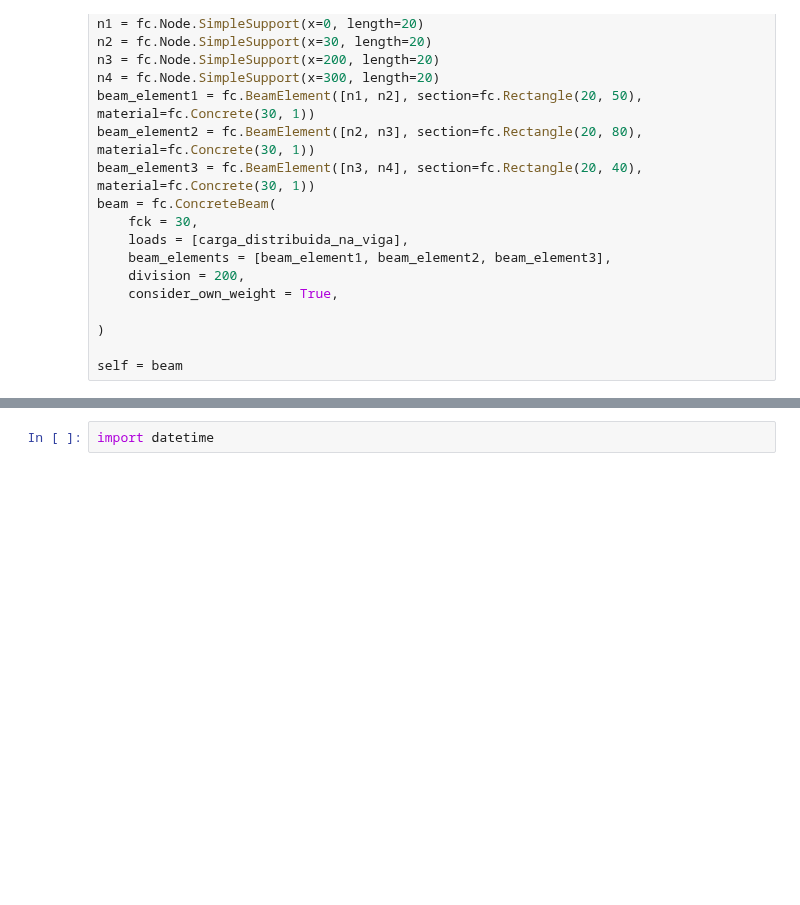
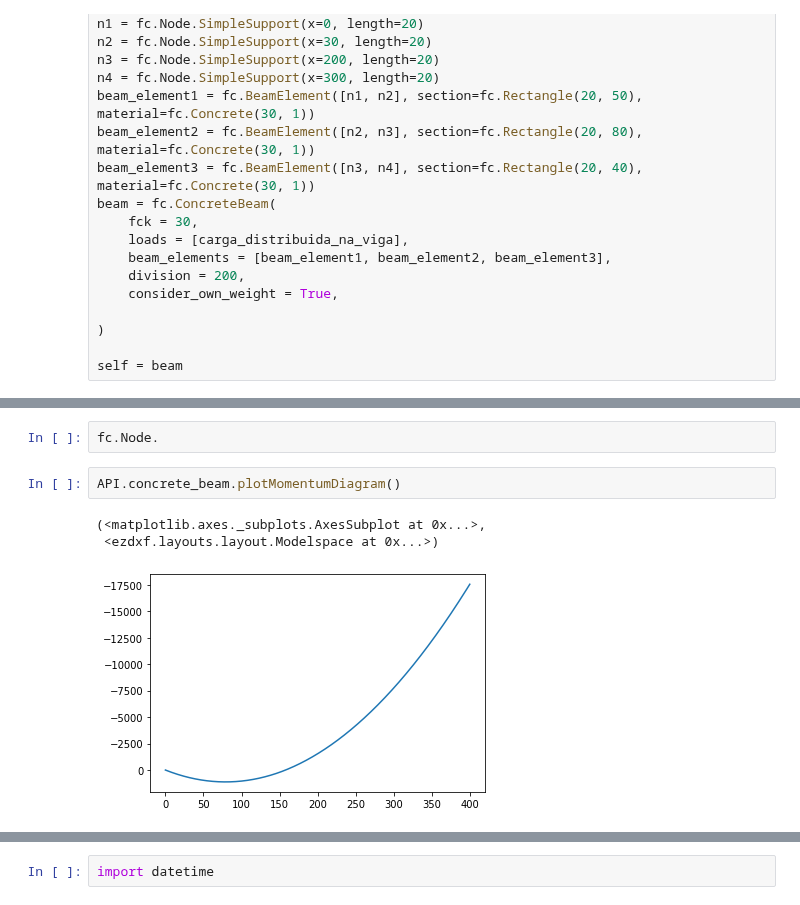
Before and after one commit to luisggc/FConcrete, a Jupyter notebook: examples/Draw.ipynb, the cells around one changed output, grey strips where cells are left out. Saved outputs shown, nothing was run; the diff lists cells and outputs as text; blank space fills up the shorter version.

```diff
--- a/examples/Draw.ipynb
+++ b/examples/Draw.ipynb
@@ -67,0 +215,8 @@ self.plotAllInfo(transversal_plot_positions=[20, 150, 250])
+# %%
+fc.Node.
+# %%
+API.concrete_beam.plotMomentumDiagram()
+# %% [output]
+(<matplotlib.axes._subplots.AxesSubplot at 0x...>,
+ <ezdxf.layouts.layout.Modelspace at 0x...>)
+[figure, added]
```
Also changed, not shown: parts of 19 cells of this notebook, 5 other files.
